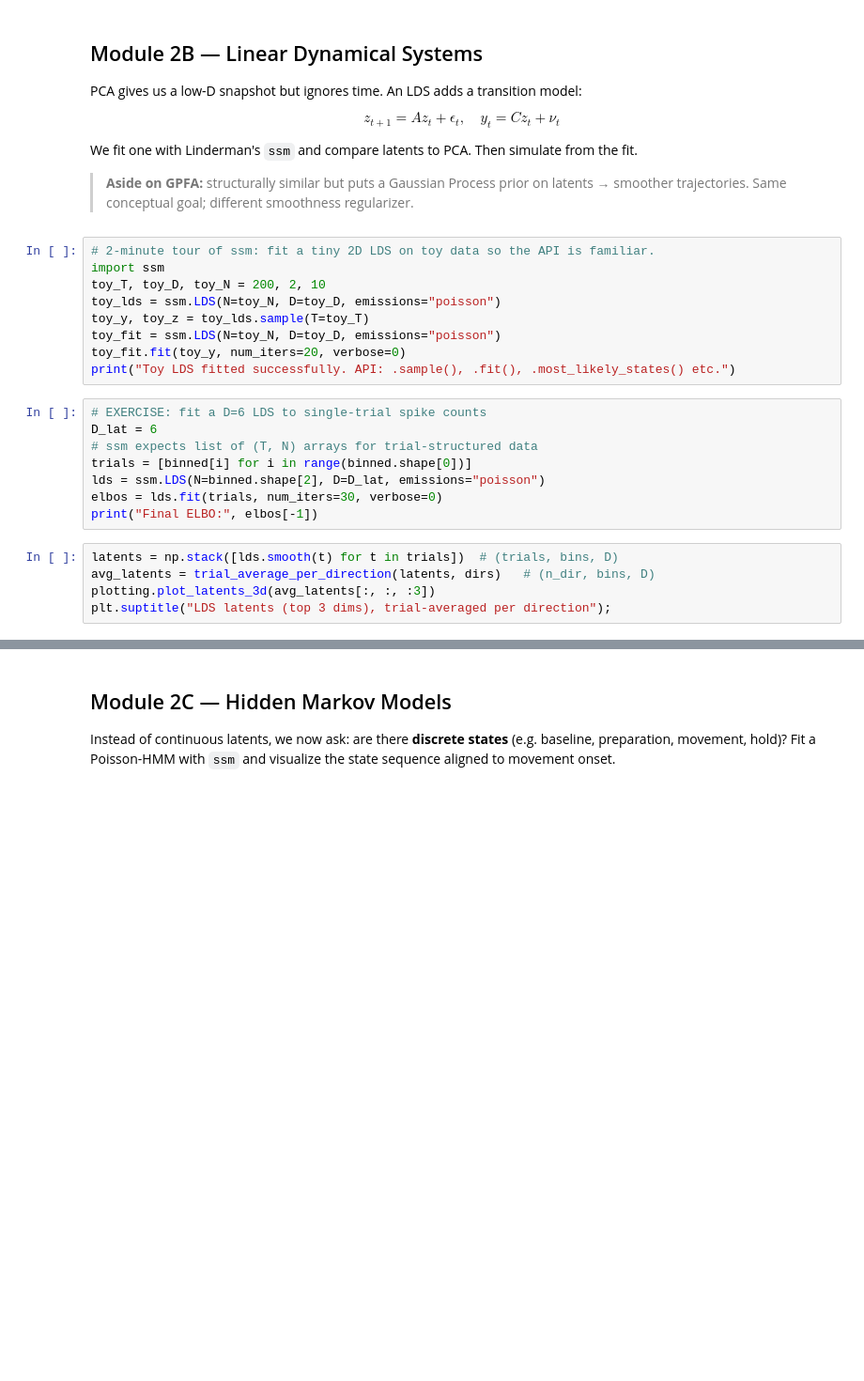
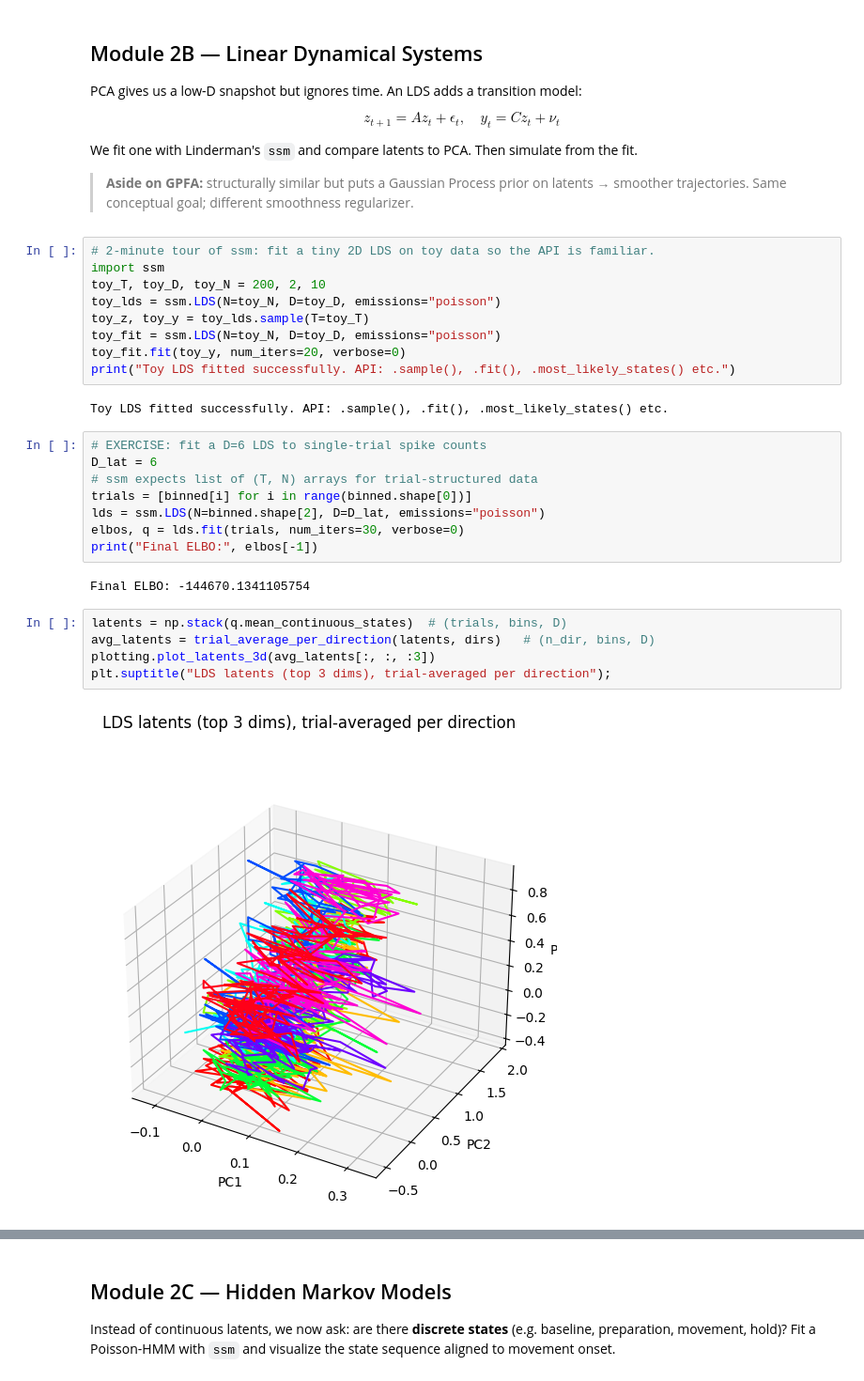
Before and after one commit to NeoNeuron/ccnss26-tutorials, a Jupyter notebook: solutions/session2_solutions.ipynb, the cells around one changed output, grey strips where cells are left out. Shown at 94% size. Drawn from its saved outputs; the diff is of its cells as text; blank space fills up the shorter version.

```diff
--- a/solutions/session2_solutions.ipynb
+++ b/solutions/session2_solutions.ipynb
@@ -106,22 +123,28 @@ We fit one with Linderman's `ssm` and compare latents to PCA. Then simulate from
 import ssm
 toy_T, toy_D, toy_N = 200, 2, 10
 toy_lds = ssm.LDS(N=toy_N, D=toy_D, emissions="poisson")
-toy_y, toy_z = toy_lds.sample(T=toy_T)
+toy_z, toy_y = toy_lds.sample(T=toy_T)
 toy_fit = ssm.LDS(N=toy_N, D=toy_D, emissions="poisson")
 toy_fit.fit(toy_y, num_iters=20, verbose=0)
 print("Toy LDS fitted successfully. API: .sample(), .fit(), .most_likely_states() etc.")
+# %% [output]
+Toy LDS fitted successfully. API: .sample(), .fit(), .most_likely_states() etc.
 # %%
 # EXERCISE: fit a D=6 LDS to single-trial spike counts
 D_lat = 6
 # ssm expects list of (T, N) arrays for trial-structured data
 trials = [binned[i] for i in range(binned.shape[0])]
 lds = ssm.LDS(N=binned.shape[2], D=D_lat, emissions="poisson")
-elbos = lds.fit(trials, num_iters=30, verbose=0)
+elbos, q = lds.fit(trials, num_iters=30, verbose=0)
 print("Final ELBO:", elbos[-1])
+# %% [output]
+Final ELBO: -144670.1341105754
 # %%
-latents = np.stack([lds.smooth(t) for t in trials])  # (trials, bins, D)
+latents = np.stack(q.mean_continuous_states)  # (trials, bins, D)
 avg_latents = trial_average_per_direction(latents, dirs)   # (n_dir, bins, D)
 plotting.plot_latents_3d(avg_latents[:, :, :3])
 plt.suptitle("LDS latents (top 3 dims), trial-averaged per direction");
+# %% [output]
+[figure, added]
 # %%
 # EXERCISE: simulate from the fitted LDS and compare PSTH to the real data
```
Also changed, not shown: parts of 18 cells of this notebook, 10 other files.
